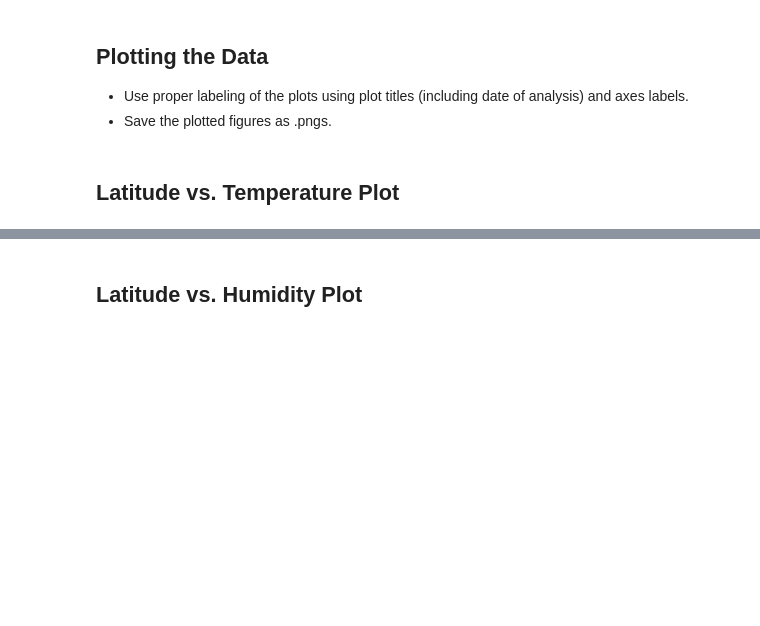
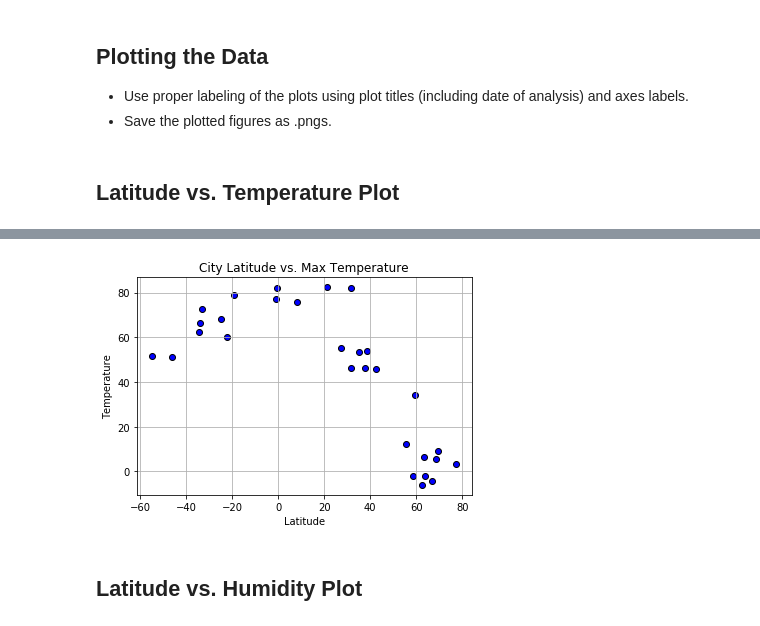
Before and after one commit to sonia589/PythonAPI-challenge, a Jupyter notebook: WeatherPy-Copy1.ipynb, the cells around one changed output, grey strips where cells are left out. Saved outputs shown, nothing was run; the diff lists cells and outputs as text; code cells hidden in the pictures; blank space fills up the shorter version.

Commit message:
updated plots

```diff
--- a/WeatherPy-Copy1.ipynb
+++ b/WeatherPy-Copy1.ipynb
@@ -191,2 +191,14 @@ clean_city_data_df
+# %%
+#create scatterplot
+x_values = clean_city_data_df['Lat']
+y_values = clean_city_data_df['Max Temp']
+plt.scatter(x_values,y_values, c="blue", edgecolor="black")
+plt.grid()
+plt.xlabel('Latitude')
+plt.ylabel('Temperature')
+plt.title("City Latitude vs. Max Temperature")
+plt.show()
+# %% [output]
+[figure, added]
 # %% [markdown]
 ## Latitude vs. Humidity Plot
```
Also changed, not shown: parts of 21 cells of this notebook.
